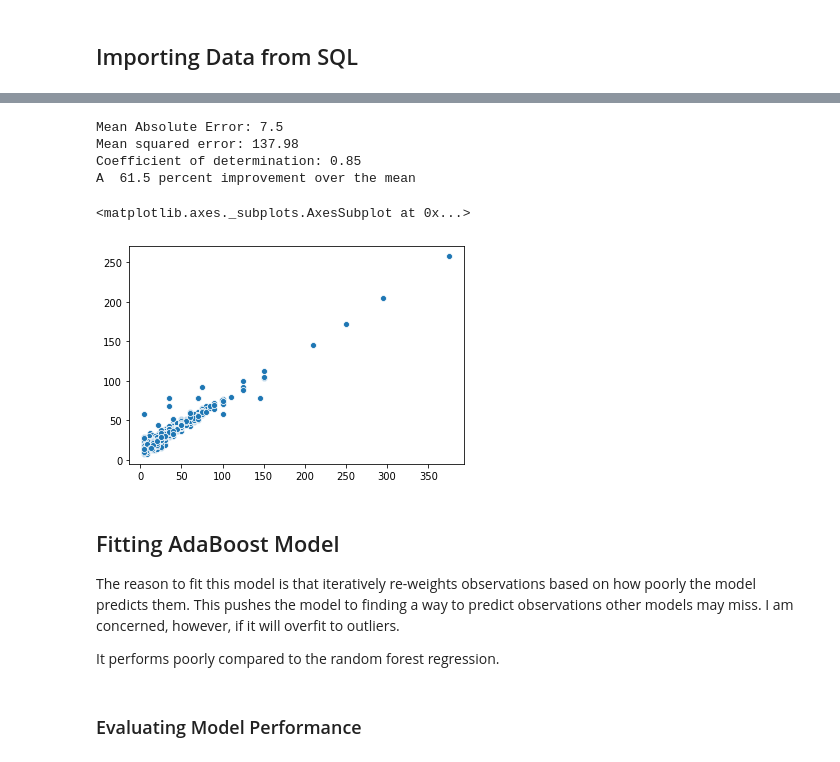
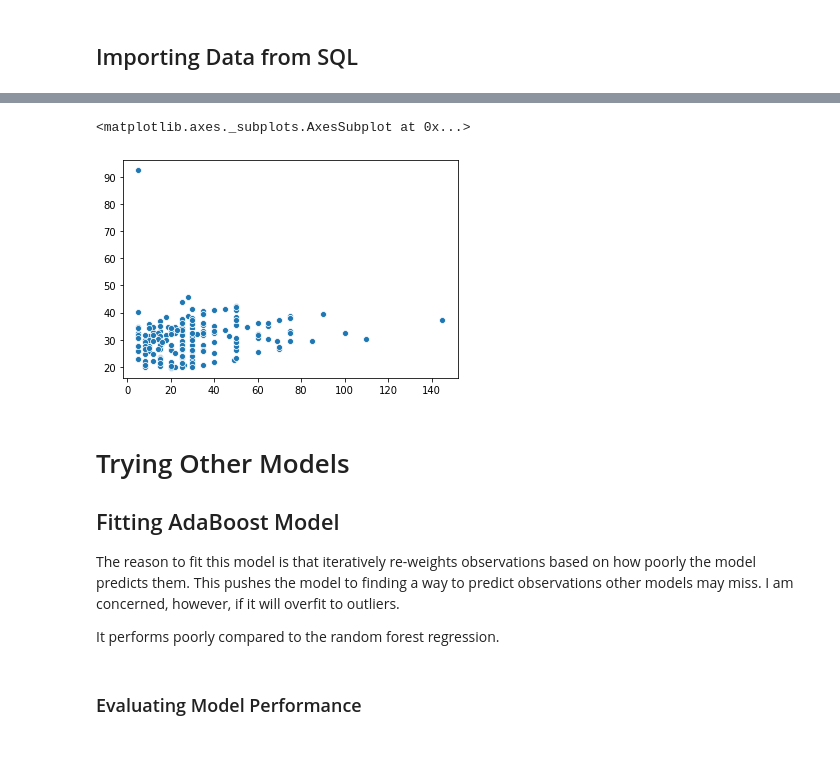
Before and after one commit to lmgibson/MyRate, a Jupyter notebook: notebooks/model_training.ipynb, the cells around one changed output, grey strips where cells are left out. Drawn from its saved outputs; the diff is of its cells as text; code cells hidden in the pictures.

```diff
--- a/notebooks/model_training.ipynb
+++ b/notebooks/model_training.ipynb
@@ -142 +199,7 @@ sns.scatterplot(x=list(grid_search_results.index),
+# %%
+# Plotting True Hourly Rates vs Predicted Hourly Rates
+sns.scatterplot(x = y_test, y = preds)
+# %% [output]
+<matplotlib.axes._subplots.AxesSubplot at 0x...>
+[figure, added]
 # %%
@@ -149,33 +209,5 @@ preds = rfr_model.predict(X_train)
-# %%
-# Calculate absolute error (comparison with baseline)
-errors = abs(preds - y_train)
-
-# Print out the mean absolute error (mae)
-print('Mean Absolute Error:', round(np.mean(errors), 2))
-
-# The mean squared error
-print('Mean squared error: %.2f'
-      % mean_squared_error(y_train, preds))
-
-# The coefficient of determination (R2)
-print('Coefficient of determination: %.2f'
-      % r2_score(y_train, preds))
-
-# Does much better than the mean with regard to mean absolute error
-print("A ", round((np.mean(errors)-19.49)/19.49,3)*-100,
-      "percent improvement over the mean")
-# %% [output]
-Mean Absolute Error: 7.5
-Mean squared error: 137.98
-Coefficient of determination: 0.85
-A  61.5 percent improvement over the mean
-# %%
-# Plotting True Hourly Rates vs Predicted Hourly Rates
-sns.scatterplot(x = y_train, y = preds)
-# %% [output]
-<matplotlib.axes._subplots.AxesSubplot at 0x...>
-[figure, removed]
 # %% [markdown]
+# Trying Other Models
 ## Fitting AdaBoost Model
 The reason to fit this model is that iteratively re-weights observations based on how poorly the model predicts them. This pushes the model to finding a way to predict observations other models may miss. I am concerned, however, if it will overfit to outliers.
 
```
Also changed, not shown: parts of 37 cells of this notebook, 1 other file.
